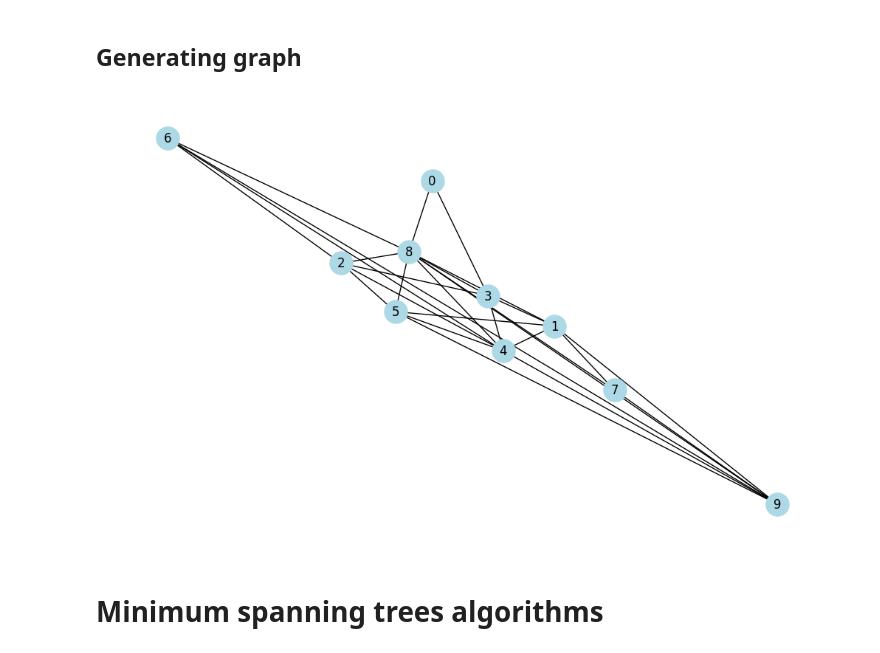
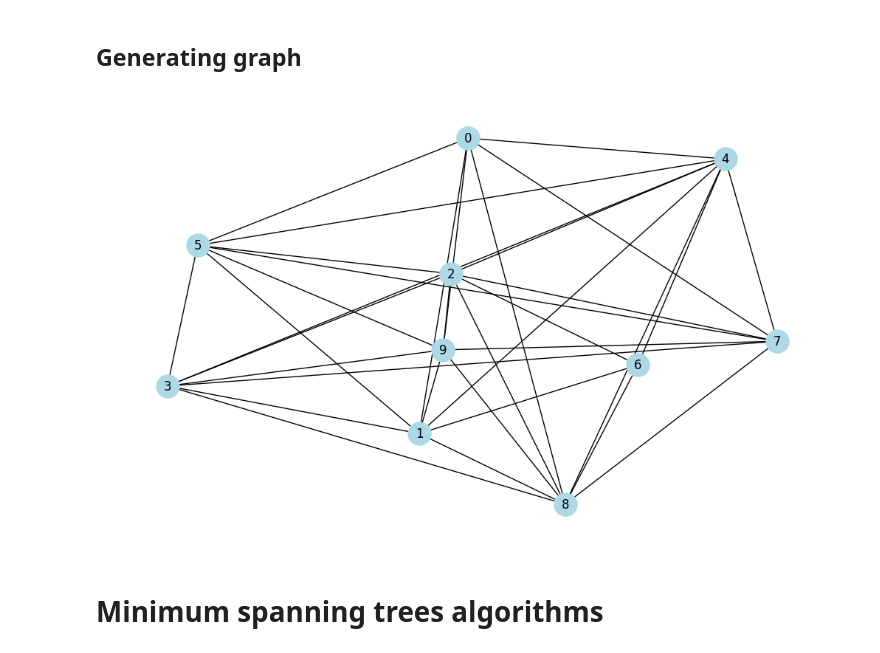
Before and after one commit to Zhukowych/22-lab-graph-algorithms, a Jupyter notebook: 1.1/MST-algorithms.ipynb, the cells around one changed output. Saved outputs shown, nothing was run; the diff lists cells and outputs as text; code cells hidden in the pictures.

```diff
--- a/1.1/MST-algorithms.ipynb
+++ b/1.1/MST-algorithms.ipynb
@@ -82,9 +81,9 @@ def gnp_random_connected_graph(num_of_nodes: int,
 
     return G
 # %%
-G = gnp_random_connected_graph(10, 0.5, False, True)
+G = gnp_random_connected_graph(10, 0.7, False, True)
 # %% [output]
-[figure, old version]
+[figure, new version]
 # %% [markdown]
 # Minimum spanning trees algorithms
 # %% [markdown]
```
Also changed, not shown: parts of 20 cells of this notebook, 1 other file.
